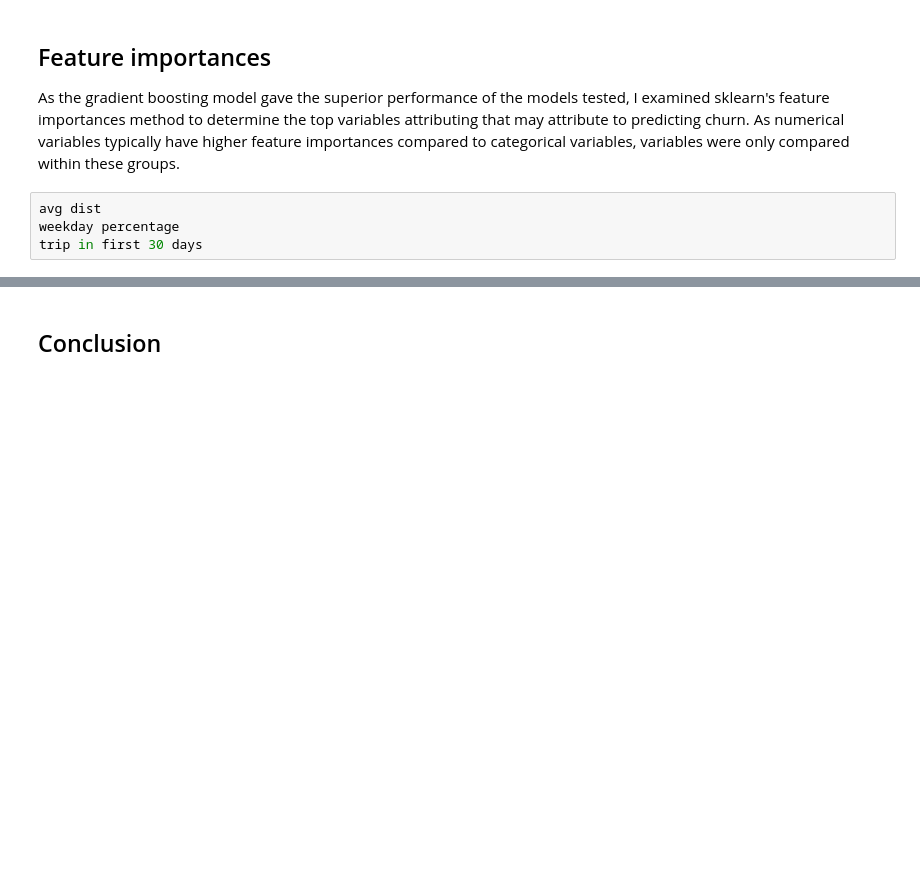
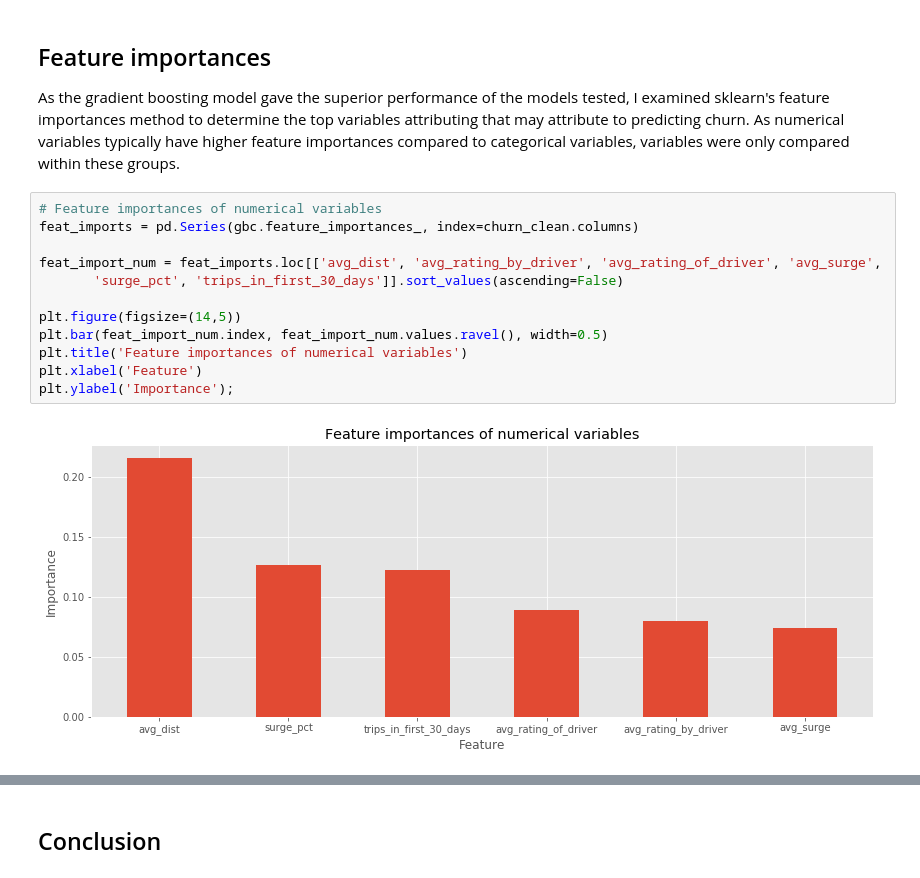
Before and after one commit to m3ngineer/ride-share, a Jupyter notebook: ride-share.ipynb, the cells around one changed output, grey strips where cells are left out. Saved outputs shown, nothing was run; the diff lists cells and outputs as text; blank space fills up the shorter version.

```diff
--- a/ride-share.ipynb
+++ b/ride-share.ipynb
@@ -355,7 +331,17 @@ plt.legend();
 ## Feature importances
 
 As the gradient boosting model gave the superior performance of the models tested, I examined sklearn's feature importances method to determine the top variables attributing that may attribute to predicting churn. As numerical variables typically have higher feature importances compared to categorical variables, variables were only compared within these groups.
-# %%
-avg dist
-weekday percentage
-trip in first 30 days
+# %%
+# Feature importances of numerical variables
+feat_imports = pd.Series(gbc.feature_importances_, index=churn_clean.columns)
+
+feat_import_num = feat_imports.loc[['avg_dist', 'avg_rating_by_driver', 'avg_rating_of_driver', 'avg_surge',
+       'surge_pct', 'trips_in_first_30_days']].sort_values(ascending=False)
+
+plt.figure(figsize=(14,5))
+plt.bar(feat_import_num.index, feat_import_num.values.ravel(), width=0.5)
+plt.title('Feature importances of numerical variables')
+plt.xlabel('Feature')
+plt.ylabel('Importance');
+# %% [output]
+[figure, added]
```
Also changed, not shown: parts of 10 cells of this notebook.
